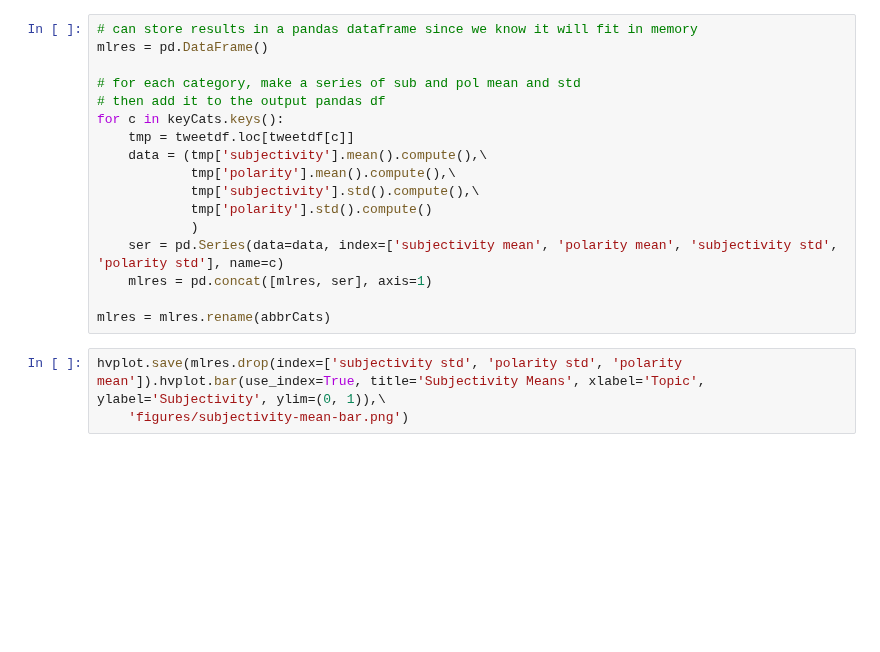
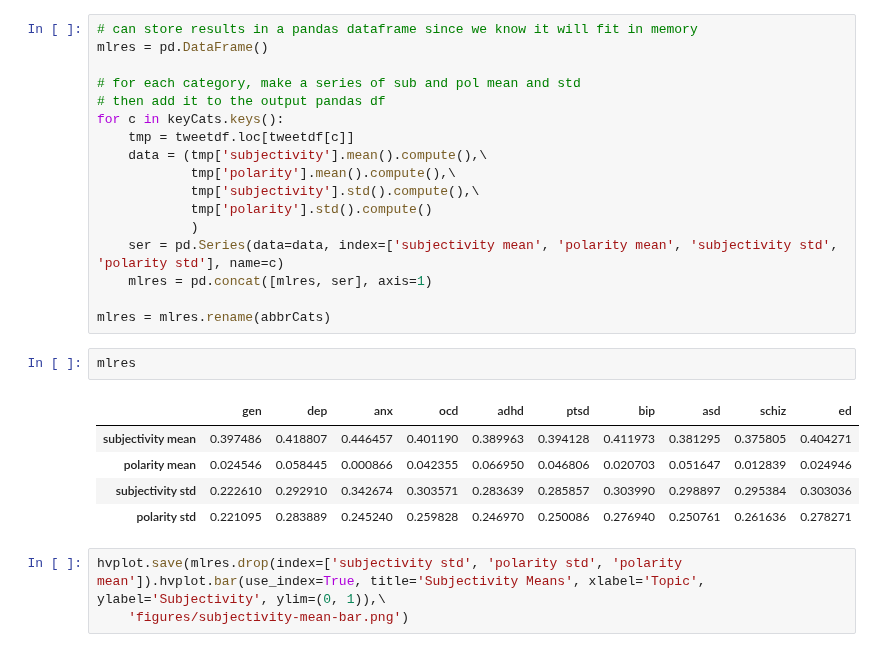
Before and after one commit to ddattero/BigDataFinalProject, a Jupyter notebook: twit_analysis.ipynb, the cells around one changed output. Cells and saved outputs as stored; diff of their text form; blank space fills up the shorter version.

```diff
--- a/twit_analysis.ipynb
+++ b/twit_analysis.ipynb
@@ -309,6 +328,14 @@ for c in keyCats.keys():
     mlres = pd.concat([mlres, ser], axis=1)
 
 mlres = mlres.rename(abbrCats)
+# %%
+mlres
+# %% [output]
+|  | gen | dep | anx | ocd | adhd | ptsd | bip | asd | schiz | ed |
+| subjectivity mean | 0.397486 | 0.418807 | 0.446457 | 0.401190 | 0.389963 | 0.394128 | 0.411973 | 0.381295 | 0.375805 | 0.404271 |
+| polarity mean | 0.024546 | 0.058445 | 0.000866 | 0.042355 | 0.066950 | 0.046806 | 0.020703 | 0.051647 | 0.012839 | 0.024946 |
+| subjectivity std | 0.222610 | 0.292910 | 0.342674 | 0.303571 | 0.283639 | 0.285857 | 0.303990 | 0.298897 | 0.295384 | 0.303036 |
+| polarity std | 0.221095 | 0.283889 | 0.245240 | 0.259828 | 0.246970 | 0.250086 | 0.276940 | 0.250761 | 0.261636 | 0.278271 |
 # %%
 hvplot.save(mlres.drop(index=['subjectivity std', 'polarity std', 'polarity mean']).hvplot.bar(use_index=True, title='Subjectivity Means', xlabel='Topic', ylabel='Subjectivity', ylim=(0, 1)),\
     'figures/subjectivity-mean-bar.png')
```
Also changed, not shown: parts of 7 cells of this notebook.
